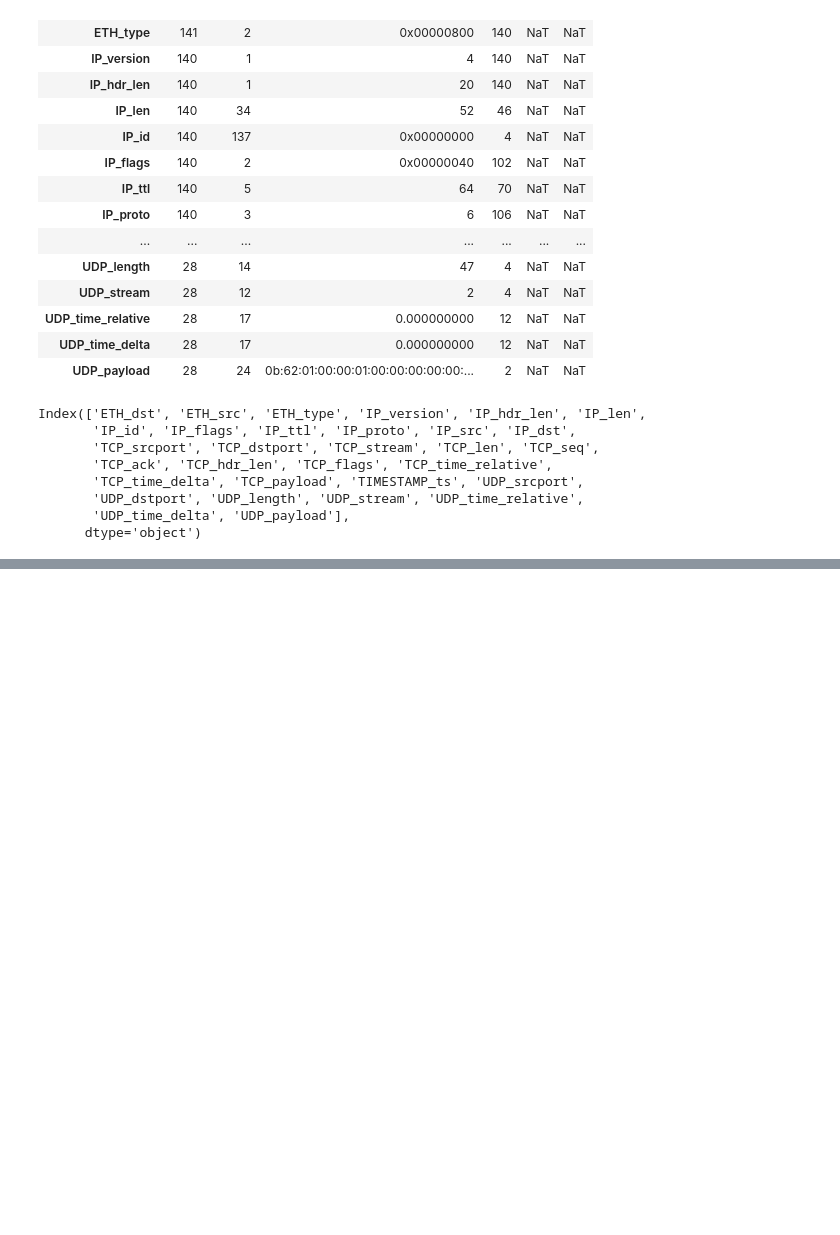
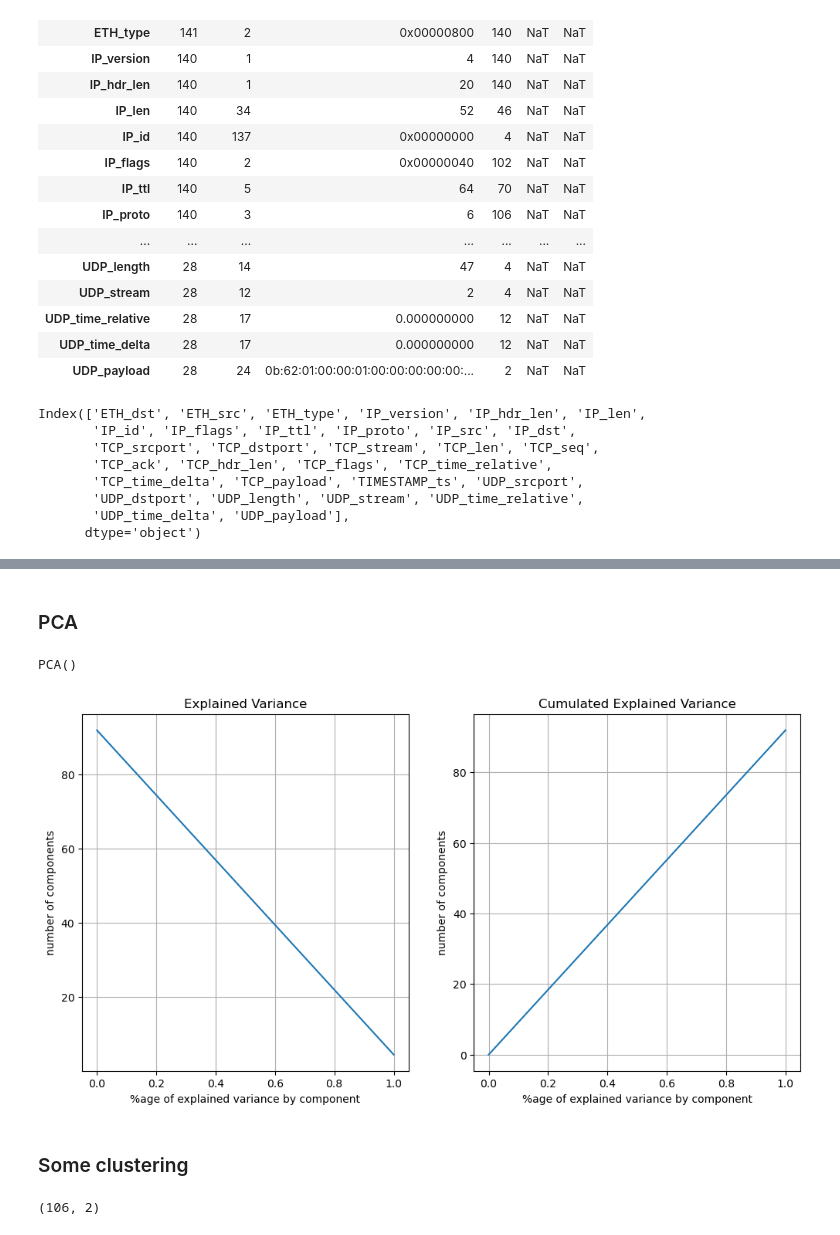
Before and after one commit to BenjaminDeporte/Cyber, a Jupyter notebook: code/Traitement_dataframes.ipynb, the cells around one changed output, grey strips where cells are left out. Cells and saved outputs as stored; diff of their text form; code cells hidden in the pictures; blank space fills up the shorter version.

```diff
--- a/code/Traitement_dataframes.ipynb
+++ b/code/Traitement_dataframes.ipynb
@@ -100,0 +131,3 @@ columns_to_discard = ['TCP_payload','UDP_payload']
+# %%
+df_recast = pd.concat([df_ord, df_float, df_ts], axis=1)
+df_recast.set_index('TIMESTAMP_ts')
@@ -100,0 +189,5 @@ columns_to_discard = ['TCP_payload','UDP_payload']
+# %%
+# just TCP
+
+df_tcp = df_recast.dropna(subset=['TCP_time_relative'])
+df_tcp.drop(columns=['UDP_srcport', 'UDP_dstport', 'UDP_length', 'UDP_stream', 'UDP_time_relative', 'UDP_time_delta'], inplace=True)
@@ -100,0 +215,2 @@ columns_to_discard = ['TCP_payload','UDP_payload']
+# %%
+df_tcp.set_index('TIMESTAMP_ts')
@@ -100,0 +232,2 @@ columns_to_discard = ['TCP_payload','UDP_payload']
+# %% [markdown]
+### PCA
@@ -100,0 +236,28 @@ columns_to_discard = ['TCP_payload','UDP_payload']
+# %%
+X = df_tcp.to_numpy()[:,:-1].astype(float)
+
+pca = PCA()
+pca.fit(X)
+# %% [output]
+PCA()
+# %%
+explained_variance_ratio = pca.explained_variance_ratio_
+
+cumul_explained_variance_ratio = np.array([ np.sum(explained_variance_ratio[:i]) for i in range(len(explained_variance_ratio)) ])
+
+fig, ax = plt.subplots(1,2, figsize=(12,6))
+ax[0].plot(explained_variance_ratio*100)
+ax[0].set_title('Explained Variance')
+ax[0].set_xlabel('%age of explained variance by component')
+ax[0].set_ylabel("number of components")
+ax[0].grid(True)
+
+ax[1].plot(cumul_explained_variance_ratio*100)
+ax[1].set_title('Cumulated Explained Variance')
+ax[1].set_xlabel('%age of explained variance by component')
+ax[1].set_ylabel("number of components")
+ax[1].grid(True)
+# %% [output]
+[figure, added]
+# %% [markdown]
+### Some clustering
@@ -100,0 +267,4 @@ columns_to_discard = ['TCP_payload','UDP_payload']
+# %%
+X_pca.shape
+# %% [output]
+(106, 2)
```
Also changed, not shown: parts of 17 cells of this notebook.
